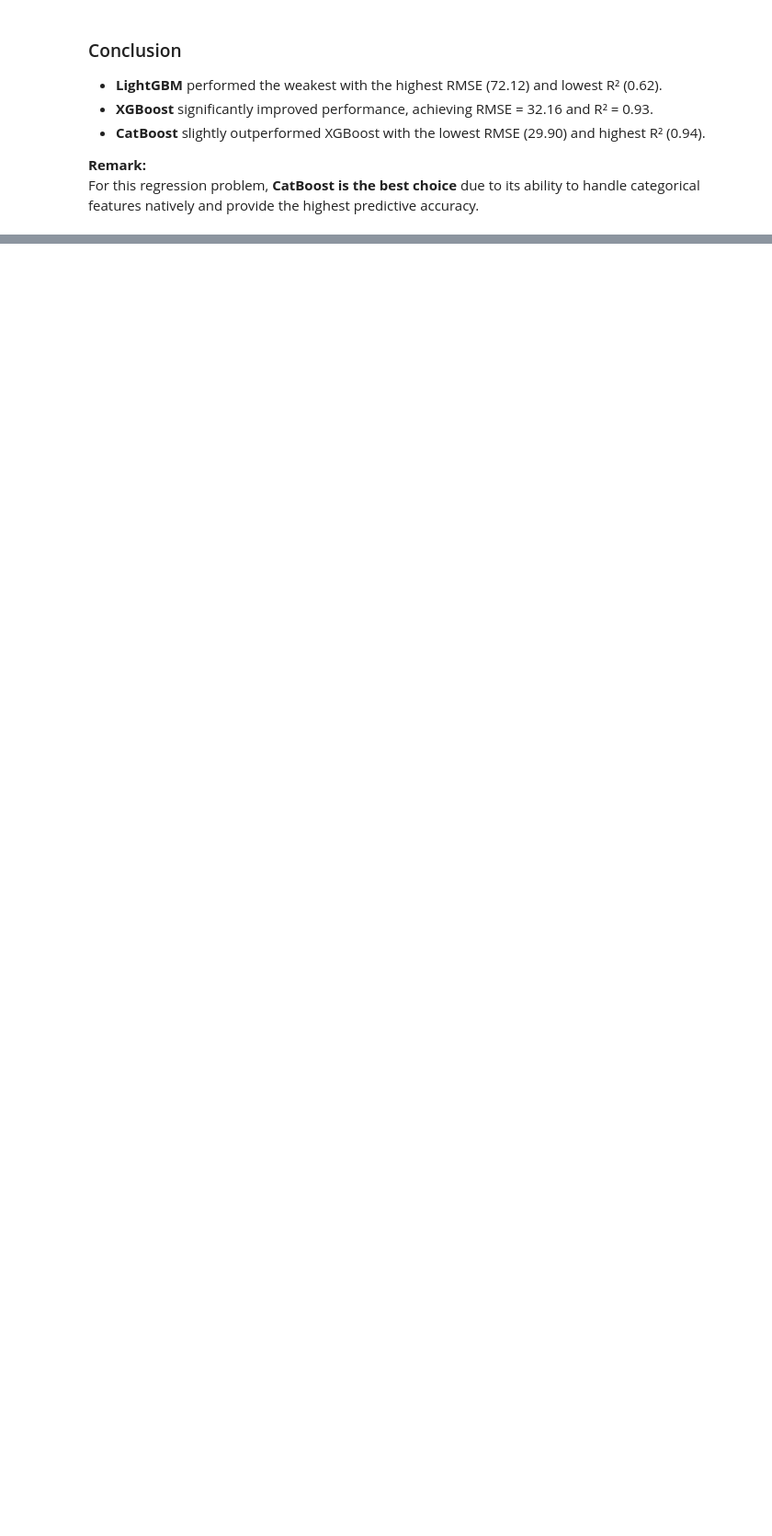
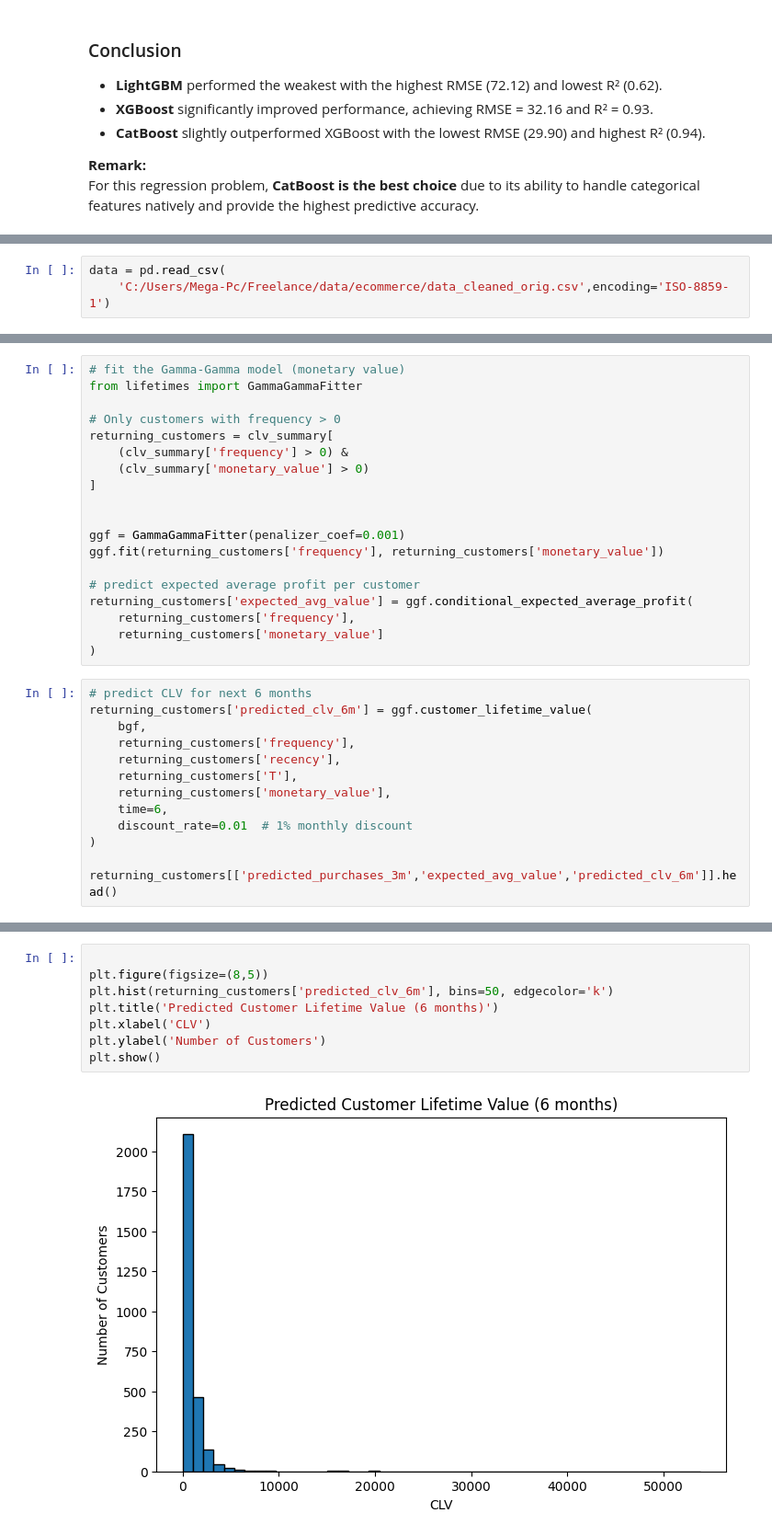
Before and after one commit to NadaManai/Customer-Lifetime-Value-Prediction-Segmentation-for-E-commerce, a Jupyter notebook: CLV prediction and customer segmentation/CLV prediction (Supervised ML models).ipynb, the cells around one changed output, grey strips where cells are left out. Shown at 92% size. Cells and saved outputs as stored; diff of their text form; blank space fills up the shorter version.

Commit message:
Add probabilistic CLV prediction with BG/NBD and Gamma-Gamma

```diff
--- a/CLV prediction and customer segmentation/Customer Lifetime Value (CLV) prediction.ipynb
+++ b/CLV prediction and customer segmentation/CLV prediction (Supervised ML models).ipynb
@@ -531,0 +534,3 @@ For this regression problem, **CatBoost is the best choice** due to its ability
+# %%
+data = pd.read_csv(
+    'C:/Users/Mega-Pc/Freelance/data/ecommerce/data_cleaned_orig.csv',encoding='ISO-8859-1')
@@ -531,0 +570,32 @@ For this regression problem, **CatBoost is the best choice** due to its ability
+# %%
+# fit the Gamma-Gamma model (monetary value)
+from lifetimes import GammaGammaFitter
+
+# Only customers with frequency > 0
+returning_customers = clv_summary[
+    (clv_summary['frequency'] > 0) &
+    (clv_summary['monetary_value'] > 0)
+]
+
+
+ggf = GammaGammaFitter(penalizer_coef=0.001)
+ggf.fit(returning_customers['frequency'], returning_customers['monetary_value'])
+
+# predict expected average profit per customer
+returning_customers['expected_avg_value'] = ggf.conditional_expected_average_profit(
+    returning_customers['frequency'],
+    returning_customers['monetary_value']
+)
+# %%
+# predict CLV for next 6 months
+returning_customers['predicted_clv_6m'] = ggf.customer_lifetime_value(
+    bgf,
+    returning_customers['frequency'],
+    returning_customers['recency'],
+    returning_customers['T'],
+    returning_customers['monetary_value'],
+    time=6,
+    discount_rate=0.01  # 1% monthly discount
+)
+
+returning_customers[['predicted_purchases_3m','expected_avg_value','predicted_clv_6m']].head()
@@ -531,0 +610,10 @@ For this regression problem, **CatBoost is the best choice** due to its ability
+# %%
+
+plt.figure(figsize=(8,5))
+plt.hist(returning_customers['predicted_clv_6m'], bins=50, edgecolor='k')
+plt.title('Predicted Customer Lifetime Value (6 months)')
+plt.xlabel('CLV')
+plt.ylabel('Number of Customers')
+plt.show()
+# %% [output]
+[figure, added]
```
Also changed, not shown: parts of 9 cells of this notebook, 1 other file.
